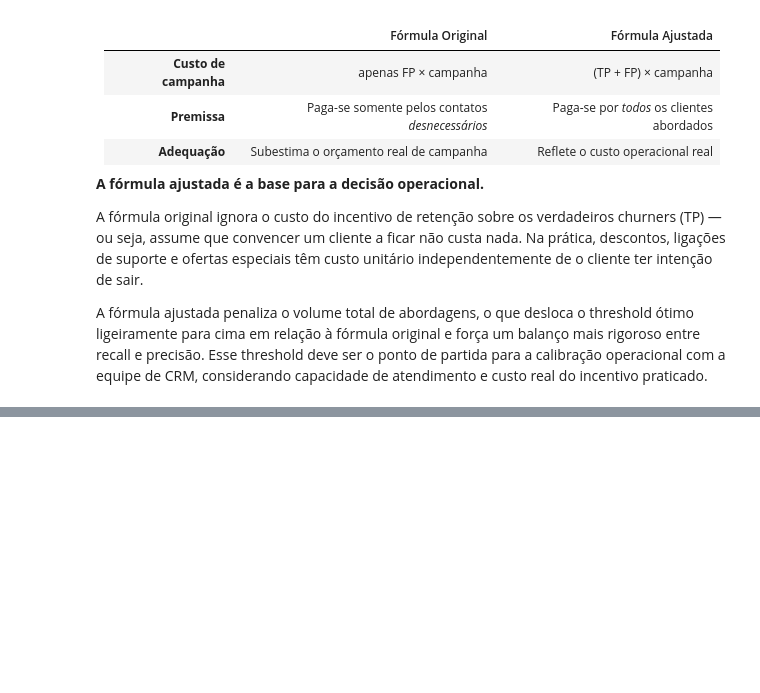
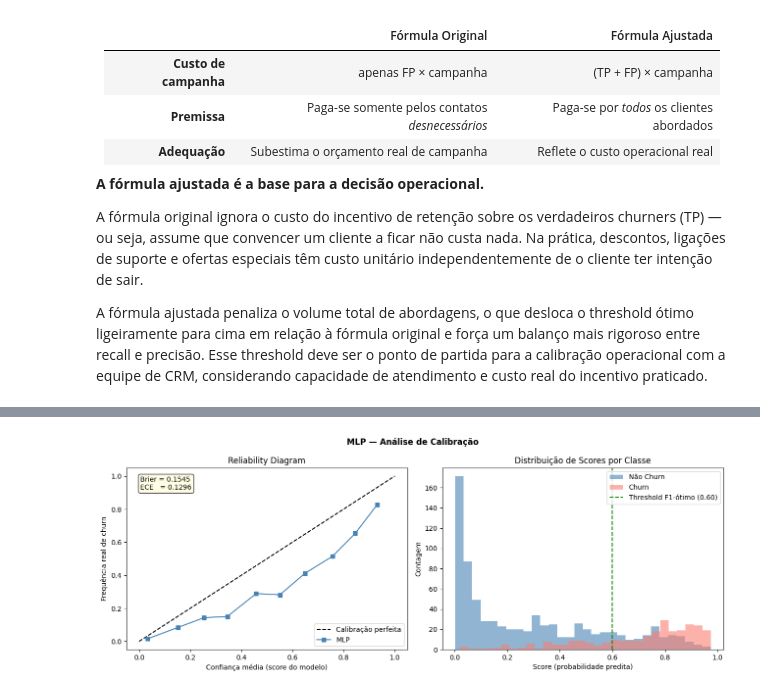
Before and after one commit to eeyamazaki/telco-churn-mlp, a Jupyter notebook: notebooks/04_mlp.ipynb, the cells around one changed output, grey strips where cells are left out. Drawn from its saved outputs; the diff is of its cells as text; code cells hidden in the pictures; blank space fills up the shorter version.

```diff
--- a/notebooks/04_mlp.ipynb
+++ b/notebooks/04_mlp.ipynb
@@ -782,0 +796,81 @@ A fórmula ajustada penaliza o volume total de abordagens, o que desloca o thres
+# %%
+from sklearn.metrics import brier_score_loss
+from sklearn.calibration import calibration_curve
+
+# --- Brier Score ---
+# Baseline ingênuo: prever sempre a taxa de churn média do test set
+brier = brier_score_loss(y_true, y_proba)
+brier_baseline = brier_score_loss(y_true, np.full(len(y_true), y_true.mean()))
+
+# --- ECE (Expected Calibration Error) com 10 bins ---
+n_bins = 10
+bin_edges = np.linspace(0, 1, n_bins + 1)
+ece_total = 0.0
+
+for i in range(n_bins):
+    mask = (y_proba >= bin_edges[i]) & (y_proba < bin_edges[i + 1])
+    if mask.sum() > 0:
+        bin_acc  = y_true[mask].mean()   # frequência real de churn no balde
+        bin_conf = y_proba[mask].mean()  # score médio do modelo no balde
+        ece_total += mask.sum() * abs(bin_acc - bin_conf)
+
+ece = ece_total / len(y_true)
+
+print('=== CALIBRAÇÃO ===')
+print(f'Brier Score:   {brier:.4f}  (baseline ingênuo: {brier_baseline:.4f})')
+print(f'ECE (10 bins): {ece:.4f}')
+print()
+
+if brier < brier_baseline:
+    print('✓ Brier < baseline: modelo tem poder preditivo real')
+else:
+    print('✗ Brier >= baseline: modelo não supera predição ingênua')
+
+if ece < 0.05:
+    print('✓ ECE < 0.05: calibração aceitável')
+elif ece < 0.10:
+    print('⚠ ECE 0.05–0.10: calibração moderada — monitorar')
+else:
+    print('✗ ECE > 0.10: modelo descalibrado por design (pos_weight) — Platt scaling deferido para v2')
+
+# --- Reliability Diagram ---
+frac_pos, mean_pred = calibration_curve(y_true, y_proba, n_bins=10)
+
+fig_cal, (ax1, ax2) = plt.subplots(1, 2, figsize=(13, 5))
+
+# Reliability diagram
+ax1.plot([0, 1], [0, 1], 'k--', label='Calibração perfeita')
+ax1.plot(mean_pred, frac_pos, 's-', color='steelblue', label='MLP')
+ax1.set_xlabel('Confiança média (score do modelo)')
+ax1.set_ylabel('Frequência real de churn')
+ax1.set_title('Reliability Diagram')
+ax1.legend()
+ax1.text(0.05, 0.88,
+         f'Brier = {brier:.4f}\nECE   = {ece:.4f}',
+         transform=ax1.transAxes,
+         bbox=dict(boxstyle='round', facecolor='lightyellow', alpha=0.8))
+
+# Distribuição de scores por classe
+ax2.hist(y_proba[y_true == 0], bins=30, alpha=0.6, label='Não Churn', color='steelblue')
+ax2.hist(y_proba[y_true == 1], bins=30, alpha=0.6, label='Churn',     color='salmon')
+ax2.axvline(best_thr, color='green', linestyle='--',
+            label=f'Threshold F1-ótimo ({best_thr:.2f})')
+ax2.set_xlabel('Score (probabilidade predita)')
+ax2.set_ylabel('Contagem')
+ax2.set_title('Distribuição de Scores por Classe')
+ax2.legend()
+
+plt.suptitle('MLP — Análise de Calibração', fontweight='bold')
+plt.tight_layout()
+plt.show()
+
+# Registra métricas de calibração no MLflow (atualiza o run existente)
+with mlflow.start_run(run_name='mlp_64_32_calibration', nested=False):
+    mlflow.set_experiment('telco-churn-mlp')
+    mlflow.log_metrics({
+        'test.brier_score': round(brier, 4),
+        'test.ece':         round(ece, 4),
+    })
+    mlflow.log_figure(fig_cal, 'calibration_reliability_diagram.png')
+print('Métricas de calibração registradas no MLflow.')
+# %% [output]
@@ -782,0 +883 @@ A fórmula ajustada penaliza o volume total de abordagens, o que desloca o thres
+[figure, added]
```
Also changed, not shown: parts of 8 cells of this notebook, 2 other files.
